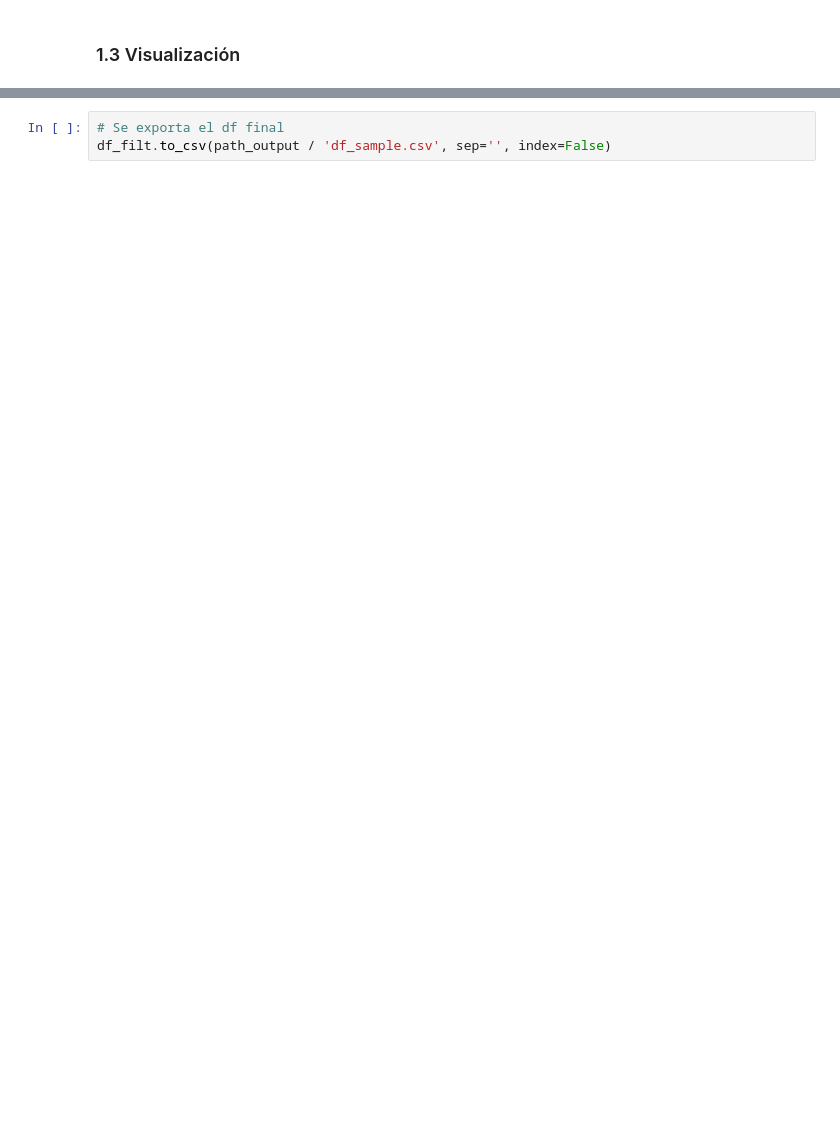
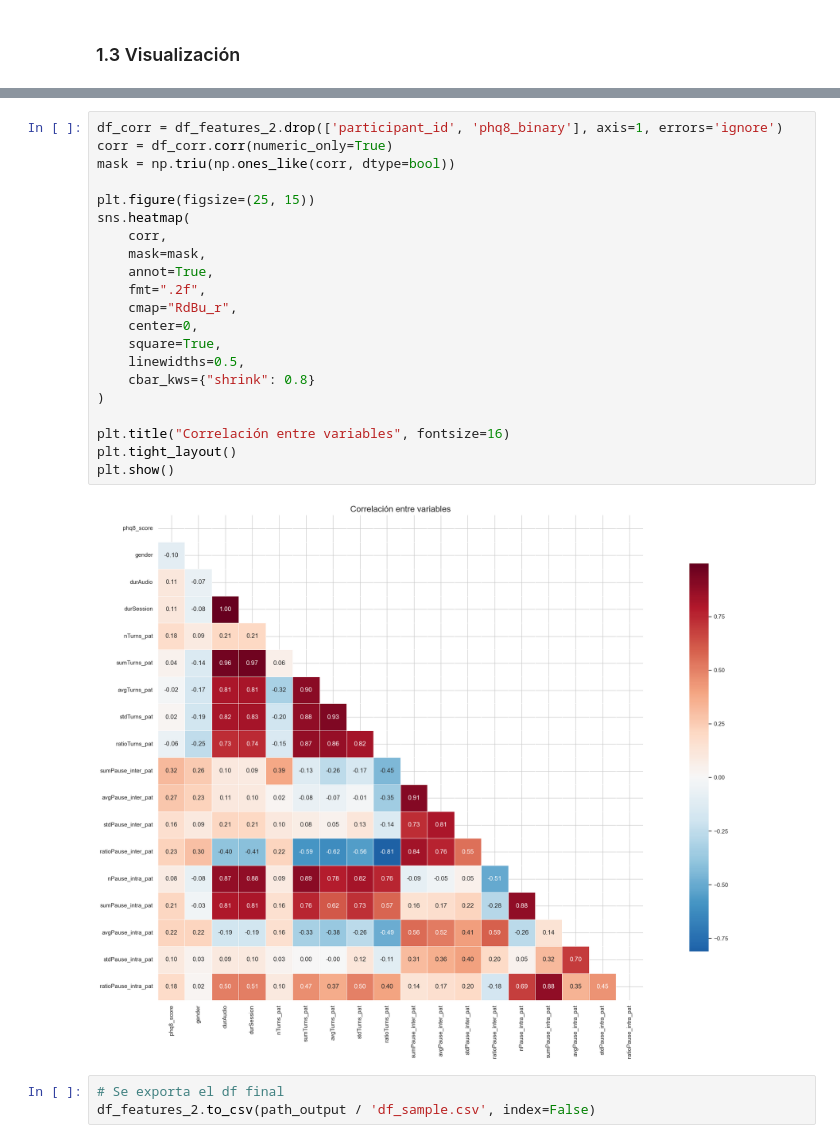
Before and after one commit to lazurridom/UNIR_IA_TFE, a Jupyter notebook: dev/1.Carga_EDA_muestra.ipynb, the cells around one changed output, grey strips where cells are left out. Cells and saved outputs as stored; diff of their text form; blank space fills up the shorter version.

```diff
--- a/dev/1.Carga_EDA_muestra.ipynb
+++ b/dev/1.Carga_EDA_muestra.ipynb
@@ -653,3 +786,26 @@ Passing `palette` without assigning `hue` is deprecated and will be removed in v
+# %%
+df_corr = df_features_2.drop(['participant_id', 'phq8_binary'], axis=1, errors='ignore')
+corr = df_corr.corr(numeric_only=True)
+mask = np.triu(np.ones_like(corr, dtype=bool))
+
+plt.figure(figsize=(25, 15))
+sns.heatmap(
+    corr,
+    mask=mask,
+    annot=True,
+    fmt=".2f",
+    cmap="RdBu_r",
+    center=0,
+    square=True,
+    linewidths=0.5,
+    cbar_kws={"shrink": 0.8}
+)
+
+plt.title("Correlación entre variables", fontsize=16)
+plt.tight_layout()
+plt.show()
+# %% [output]
+[figure, added]
 # %%
 # Se exporta el df final
-df_filt.to_csv(path_output / 'df_sample.csv', sep='', index=False)
+df_features_2.to_csv(path_output / 'df_sample.csv', index=False)
```
Also changed, not shown: parts of 19 cells of this notebook.
